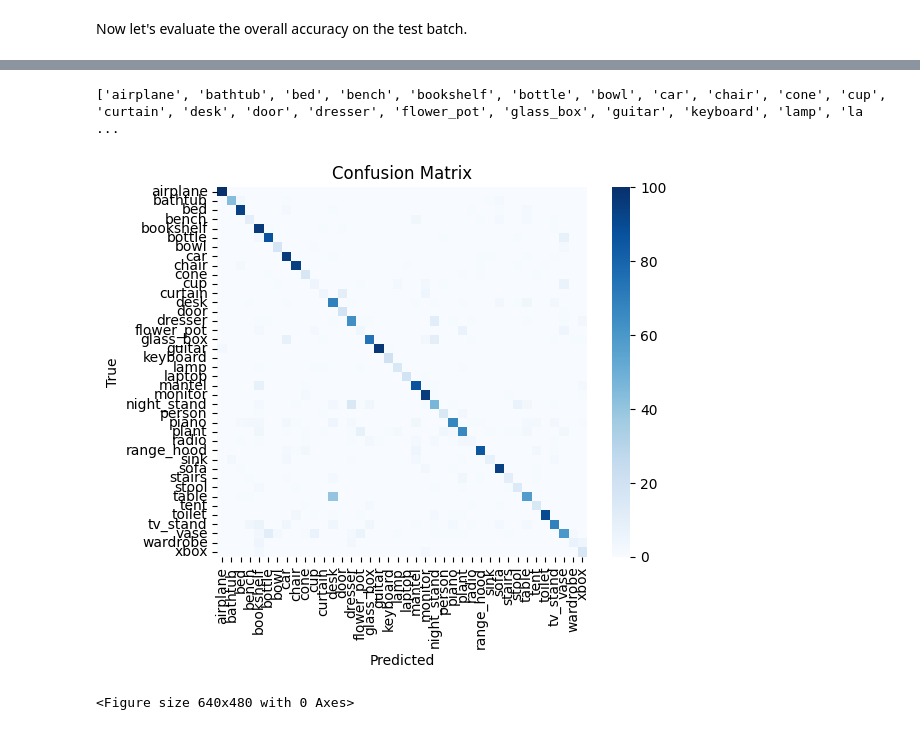
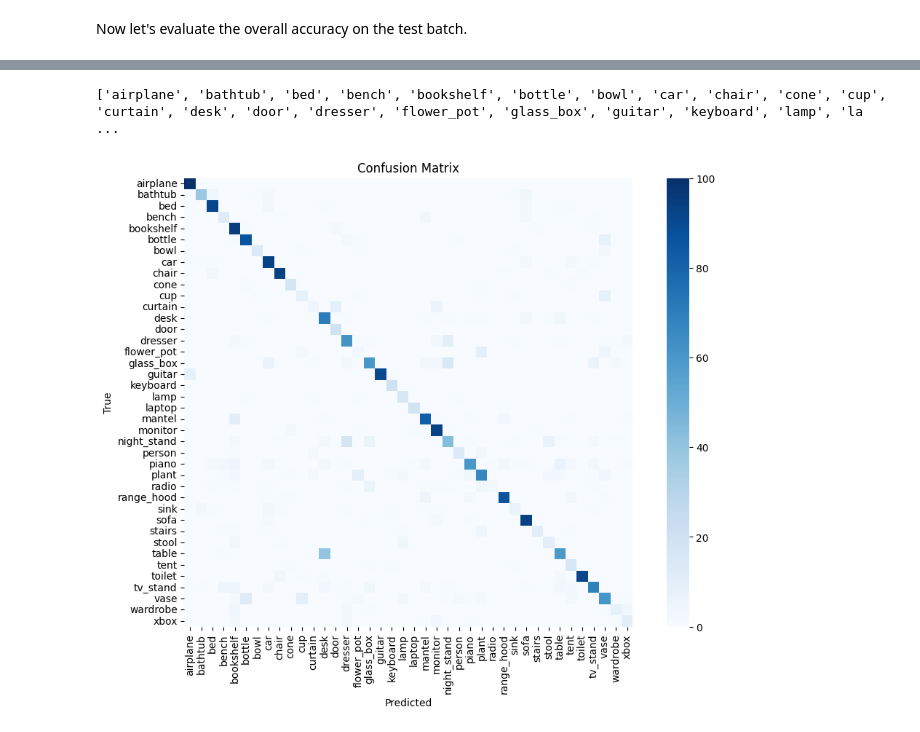
Before and after one commit to AkaCoder404/3DNN, a Jupyter notebook: eval_pointcnn_cls.ipynb, the cells around one changed output, grey strips where cells are left out. Saved outputs shown, nothing was run; the diff lists cells and outputs as text; code cells hidden in the pictures.

```diff
--- a/eval_pointcnn_cls.ipynb
+++ b/eval_pointcnn_cls.ipynb
@@ -135,19 +135,20 @@ Accuracy: 78.89%
 # %%
 # Plot confusion matrix using seaborn
 import seaborn as sns
 import pandas as pd
 
+
+plt.figure(figsize=(12, 8))
 class_names = [idx_classes[i] for i in range(len(idx_classes))]
 print(class_names)
 sns.heatmap(confusion_matrix, cmap='Blues', square=True,
             xticklabels=class_names, yticklabels=class_names)
 
 plt.xlabel('Predicted')
 plt.ylabel('True')
 plt.title('Confusion Matrix')
 plt.savefig("./images/output8.png")
 plt.show()
 # %% [output]
 ['airplane', 'bathtub', 'bed', 'bench', 'bookshelf', 'bottle', 'bowl', 'car', 'chair', 'cone', 'cup', 'curtain', 'desk', 'door', 'dresser', 'flower_pot', 'glass_box', 'guitar', 'keyboard', 'lamp', 'la ...
-[figure, old version]
+[figure, new version]
-<Figure size 640x480 with 0 Axes>
```
Also changed, not shown: parts of 1 cell of this notebook, 9 other files.
